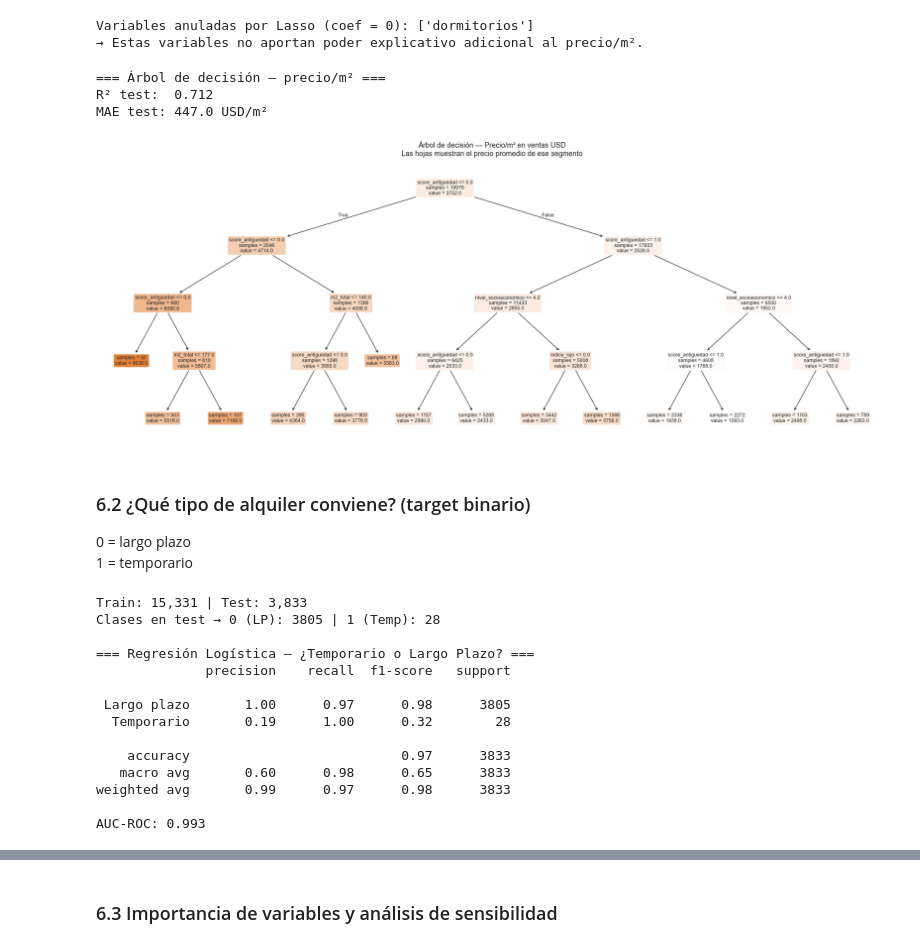
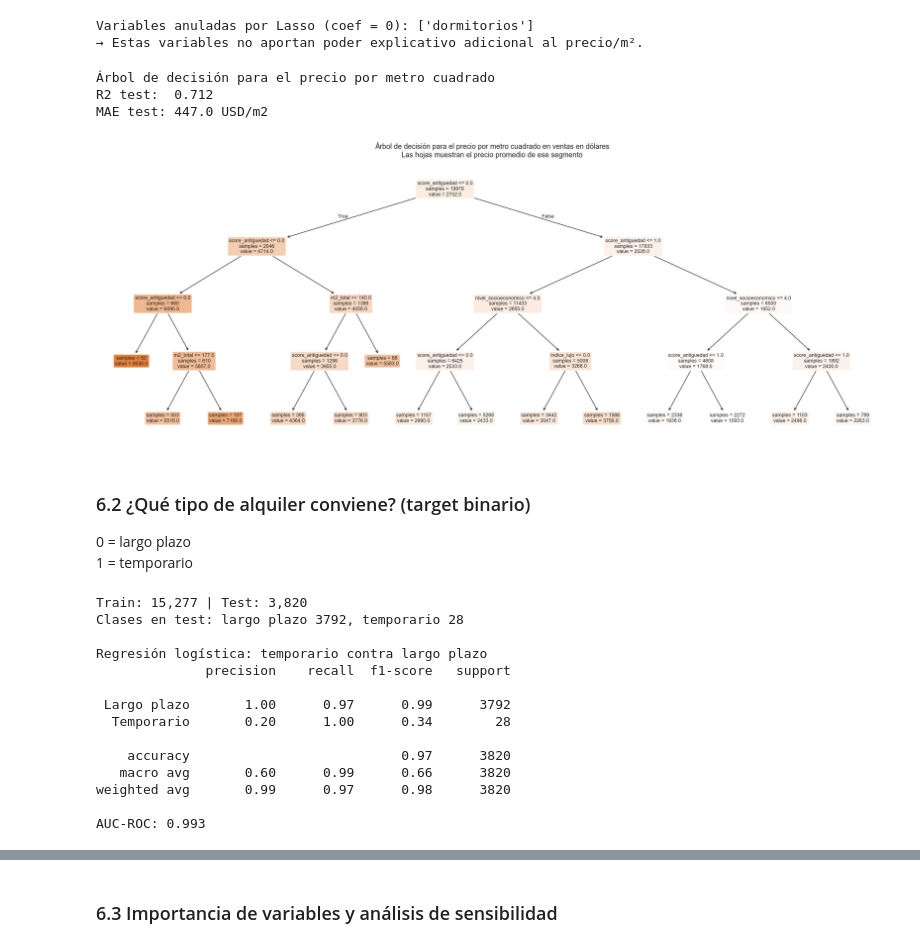
Before and after one commit to clararodriguezacevedo/descriptiva-real-estate, a Jupyter notebook: notebooks/TP3_Grupo_1.ipynb, the cells around one changed output, grey strips where cells are left out. Cells and saved outputs as stored; diff of their text form; code cells hidden in the pictures.

```diff
--- a/notebooks/TP3_Grupo_1.ipynb
+++ b/notebooks/TP3_Grupo_1.ipynb
@@ -578,7 +632,7 @@ NIVEL_SOCIOECONOMICO = {
     'Constitucion': 3, 'Balvanera': 3, 'Monserrat': 3, 'San Nicolas': 3,
     'Retiro': 3, 'Parque Chacabuco': 3, 'Parque Chas': 3,
     'Villa Del Parque': 3, 'Villa Gral. Mitre': 3, 'Villa Santa Rita': 3,
-    'Villa Real': 3, 'Agronomia': 3, 'La Paternal': 3,
+    'Villa Real': 3, 'Agronomia': 3, 'Paternal': 3,
     # Medio bajo
     'Liniers': 2, 'Mataderos': 2, 'Velez Sarsfield': 2, 'Versalles': 2,
     'Monte Castro': 2, 'Parque Avellaneda': 2, 'Parque Patricios': 2,
@@ -1431,7 +1490,9 @@ Por ende, decidimos seleccionar cuatro clusters ya que dos métodos lo avalan so
 K_FINAL = 4
 print(f'Cantidad final de clusters: {K_FINAL}')
 
-km_final = KMeans(n_clusters=K_FINAL, random_state=SEED, n_init='auto')
+# Reseteamos la semilla antes del ajuste final para que el resultado sea reproducible
+np.random.seed(SEED)
+km_final = KMeans(n_clusters=K_FINAL, random_state=SEED, n_init=10)
 df_clust_base['cluster'] = km_final.fit_predict(X_clust)
 
 # Mapeamos el cluster al dataframe principal
@@ -2134,7 +2085,7 @@ from sklearn.metrics import r2_score, mean_absolute_error
 from sklearn.inspection import permutation_importance
 
 assert len(df_precio) >= 50, \
-    f'df_precio tiene solo {len(df_precio)} filas. Revisá la celda 6.0.'
+    f'df_precio tiene solo {len(df_precio)} filas. Revisá la preparación de datos.'
 
 X_p = df_precio[features_ok]
 y_p = df_precio['precio_por_m2_usd']
@@ -2151,11 +2102,11 @@ modelos_precio = {
     ]),
     'Ridge (L2)': Pipeline([
         ('scaler', StandardScaler()),
-        ('model', Ridge(alpha=10))
+        ('model', Ridge(alpha=10, random_state=SEED))
     ]),
     'Lasso (L1)': Pipeline([
         ('scaler', StandardScaler()),
-        ('model', Lasso(alpha=1.0, max_iter=5000))
+        ('model', Lasso(alpha=1.0, max_iter=5000, random_state=SEED))
     ]),
 }
 
@@ -2165,15 +2116,15 @@ for nombre, pipe in modelos_precio.items():
     y_pred = pipe.predict(X_test_p)
     cv_r2  = cross_val_score(pipe, X_p, y_p, cv=5, scoring='r2').mean()
     resultados_precio[nombre] = {
-        'R² test':     round(r2_score(y_test_p, y_pred), 3),
+        'R2 test':     round(r2_score(y_test_p, y_pred), 3),
         'MAE test':    round(mean_absolute_error(y_test_p, y_pred), 1),
-        'R² CV (5-k)': round(cv_r2, 3),
+        'R2 CV 5-fold': round(cv_r2, 3),
     }
-    print(f'{nombre}: R²={resultados_precio[nombre]["R² test"]}, '
-          f'MAE={resultados_precio[nombre]["MAE test"]} USD/m²')
+    print(f'{nombre}: R2 test = {resultados_precio[nombre]["R2 test"]}, '
+          f'MAE = {resultados_precio[nombre]["MAE test"]} USD/m2')
 
 df_res_precio = pd.DataFrame(resultados_precio).T
-print('\n=== Tabla comparativa ===')
+print('\nTabla comparativa de los tres modelos:')
 print(df_res_precio.to_string())
 # %% [output]
 Train: 19,979 | Test: 4,995
@@ -2270,38 +2221,38 @@ print('→ Estas variables no aportan poder explicativo adicional al precio/m².
 Variables anuladas por Lasso (coef = 0): ['dormitorios']
 → Estas variables no aportan poder explicativo adicional al precio/m².
 # %%
-# Árbol de decisión para precio
-# Complementa la regresión: muestra reglas simples que el inversor puede leer
+# Árbol de decisión para precio.
+# Complementa la regresión mostrando reglas simples que el inversor puede leer.
 
 arbol_precio = DecisionTreeRegressor(
     max_depth=4,
     min_samples_leaf=50,
     random_state=SEED
 )
 arbol_precio.fit(X_train_p, y_train_p)
 
 y_pred_arbol = arbol_precio.predict(X_test_p)
-print('=== Árbol de decisión — precio/m² ===')
-print(f'R² test:  {r2_score(y_test_p, y_pred_arbol):.3f}')
-print(f'MAE test: {mean_absolute_error(y_test_p, y_pred_arbol):.1f} USD/m²')
+print('Árbol de decisión para el precio por metro cuadrado')
+print(f'R2 test:  {r2_score(y_test_p, y_pred_arbol):.3f}')
+print(f'MAE test: {mean_absolute_error(y_test_p, y_pred_arbol):.1f} USD/m2')
 
 fig, ax = plt.subplots(figsize=(20, 8))
 plot_tree(
     arbol_precio,
     feature_names=features_ok,
     filled=True, rounded=True,
     fontsize=9, ax=ax,
     impurity=False, precision=0
 )
-ax.set_title('Árbol de decisión — Precio/m² en ventas USD\n'
+ax.set_title('Árbol de decisión para el precio por metro cuadrado en ventas en dólares\n'
              'Las hojas muestran el precio promedio de ese segmento', fontsize=13)
 plt.tight_layout()
 plt.show()
 # %% [output]
-=== Árbol de decisión — precio/m² ===
-R² test:  0.712
-MAE test: 447.0 USD/m²
+Árbol de decisión para el precio por metro cuadrado
+R2 test:  0.712
+MAE test: 447.0 USD/m2
-[figure, old version]
+[figure, new version]
 # %% [markdown]
 ### 6.2 ¿Qué tipo de alquiler conviene? (target binario)
 0 = largo plazo
@@ -2316,11 +2267,11 @@ from sklearn.metrics import (
 
 # Verificación de que df_modal tiene datos y al menos dos clases
 assert len(df_modal) >= 20, \
-    f'df_modal tiene solo {len(df_modal)} filas. Revisá la celda 6.0.'
+    f'df_modal tiene solo {len(df_modal)} filas. Revisá la preparación de datos.'
 
 n_clases = df_modal['modalidad_optima'].nunique()
 assert n_clases == 2, (
-    f'modalidad_optima tiene solo {n_clases} valor(es) único(s): '
+    f'modalidad_optima tiene solo {n_clases} valores únicos: '
     f'{df_modal["modalidad_optima"].unique()}. '
     f'No es posible un modelo binario. Revisá los KPIs en df_kpis.'
 )
@@ -2332,9 +2283,9 @@ X_train_m, X_test_m, y_train_m, y_test_m = train_test_split(
     X_m, y_m, test_size=0.2, random_state=SEED, stratify=y_m
 )
 print(f'Train: {len(X_train_m):,} | Test: {len(X_test_m):,}')
-print(f'Clases en test → 0 (LP): {(y_test_m==0).sum()} | 1 (Temp): {(y_test_m==1).sum()}')
+print(f'Clases en test: largo plazo {(y_test_m==0).sum()}, temporario {(y_test_m==1).sum()}')
 
-# Regresión Logística
+# Regresión logística
 pipe_logit = Pipeline([
     ('scaler', StandardScaler()),
     ('model',  LogisticRegression(max_iter=500, random_state=SEED, class_weight='balanced'))
@@ -2343,23 +2294,23 @@ pipe_logit.fit(X_train_m, y_train_m)
 y_pred_logit  = pipe_logit.predict(X_test_m)
 y_prob_logit  = pipe_logit.predict_proba(X_test_m)[:, 1]
 
-print('\n=== Regresión Logística — ¿Temporario o Largo Plazo? ===')
+print('\nRegresión logística: temporario contra largo plazo')
 print(classification_report(y_test_m, y_pred_logit,
       target_names=['Largo plazo', 'Temporario']))
 print(f'AUC-ROC: {roc_auc_score(y_test_m, y_prob_logit):.3f}')
 # %% [output]
-Train: 15,331 | Test: 3,833
-Clases en test → 0 (LP): 3805 | 1 (Temp): 28
+Train: 15,277 | Test: 3,820
+Clases en test: largo plazo 3792, temporario 28
 
-=== Regresión Logística — ¿Temporario o Largo Plazo? ===
+Regresión logística: temporario contra largo plazo
               precision    recall  f1-score   support
 
- Largo plazo       1.00      0.97      0.98      3805
-  Temporario       0.19      1.00      0.32        28
+ Largo plazo       1.00      0.97      0.99      3792
+  Temporario       0.20      1.00      0.34        28
 
-    accuracy                           0.97      3833
-   macro avg       0.60      0.98      0.65      3833
-weighted avg       0.99      0.97      0.98      3833
+    accuracy                           0.97      3820
+   macro avg       0.60      0.99      0.66      3820
+weighted avg       0.99      0.97      0.98      3820
 
 AUC-ROC: 0.993
 # %%
```
Also changed, not shown: parts of 43 cells of this notebook, 8 other files.
